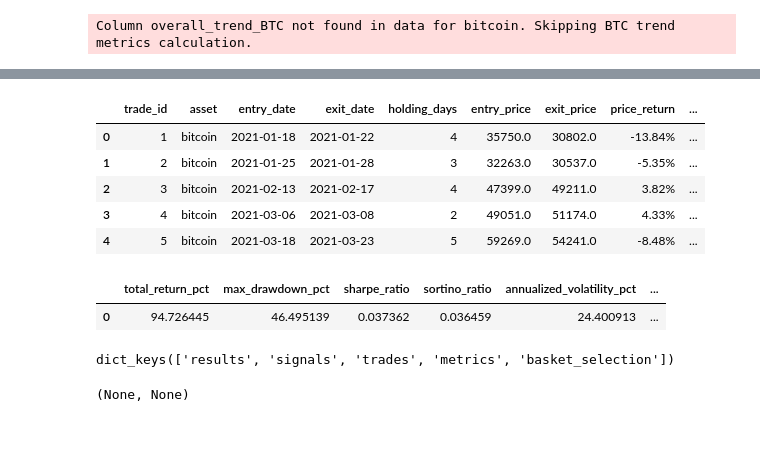
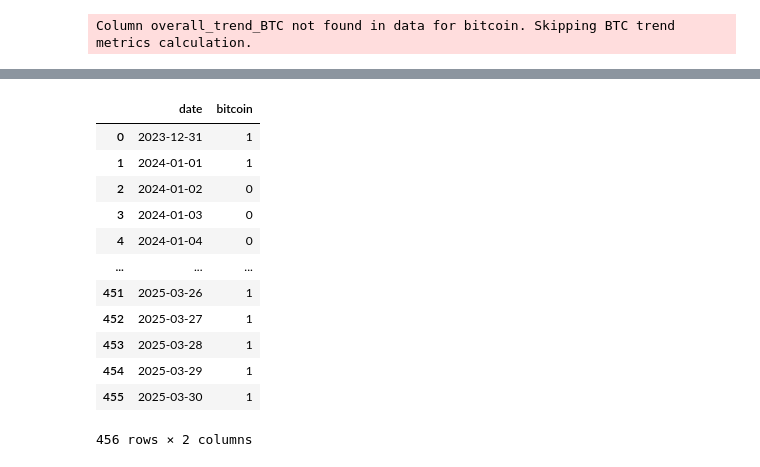
Before and after one commit to GabriellaAM/missioncontrolproject, a Jupyter notebook: soros_test_ii.ipynb, the cells around one changed output, grey strips where cells are left out. Saved outputs shown, nothing was run; the diff lists cells and outputs as text; code cells hidden in the pictures; blank space fills up the shorter version.

```diff
--- a/soros_test_ii.ipynb
+++ b/soros_test_ii.ipynb
@@ -339,24 +212,18 @@ data
 # %%
-backtest_results.get('trades').get('bitcoin').head(5)
+backtest_results.get('trades').get('bitcoin')
-# %% [output]
-|  | trade_id | asset | entry_date | exit_date | holding_days | entry_price | exit_price | price_return | ... |
-| 0 | 1 | bitcoin | 2021-01-18 | 2021-01-22 | 4 | 35750.0 | 30802.0 | -13.84% | ... |
-| 1 | 2 | bitcoin | 2021-01-25 | 2021-01-28 | 3 | 32263.0 | 30537.0 | -5.35% | ... |
-| 2 | 3 | bitcoin | 2021-02-13 | 2021-02-17 | 4 | 47399.0 | 49211.0 | 3.82% | ... |
-| 3 | 4 | bitcoin | 2021-03-06 | 2021-03-08 | 2 | 49051.0 | 51174.0 | 4.33% | ... |
-| 4 | 5 | bitcoin | 2021-03-18 | 2021-03-23 | 5 | 59269.0 | 54241.0 | -8.48% | ... |
-# %%
-backtest_results.get('metrics').get('bitcoin').head(5)
-# %% [output]
-|  | total_return_pct | max_drawdown_pct | sharpe_ratio | sortino_ratio | annualized_volatility_pct | ... |
-| 0 | 94.726445 | 46.495139 | 0.037362 | 0.036459 | 24.400913 | ... |
-# %%
-backtest_results.keys()
-# %% [output]
-dict_keys(['results', 'signals', 'trades', 'metrics', 'basket_selection'])
-# %%
-backtest_results.get('strategy_metrics'), backtest_results.get('buy_hold_metrics')
-# %% [output]
-(None, None)
 # %%
-backtest_results.get('trades_metrics')
+backtest_results.get('basket_selection')
+# %% [output]
+|  | date | bitcoin |
+| 0 | 2023-12-31 | 1 |
+| 1 | 2024-01-01 | 1 |
+| 2 | 2024-01-02 | 0 |
+| 3 | 2024-01-03 | 0 |
+| 4 | 2024-01-04 | 0 |
+| ... | ... | ... |
+| 451 | 2025-03-26 | 1 |
+| 452 | 2025-03-27 | 1 |
+| 453 | 2025-03-28 | 1 |
+| 454 | 2025-03-29 | 1 |
+| 455 | 2025-03-30 | 1 |
+456 rows × 2 columns
```
Also changed, not shown: parts of 28 cells of this notebook, 18 other files.
